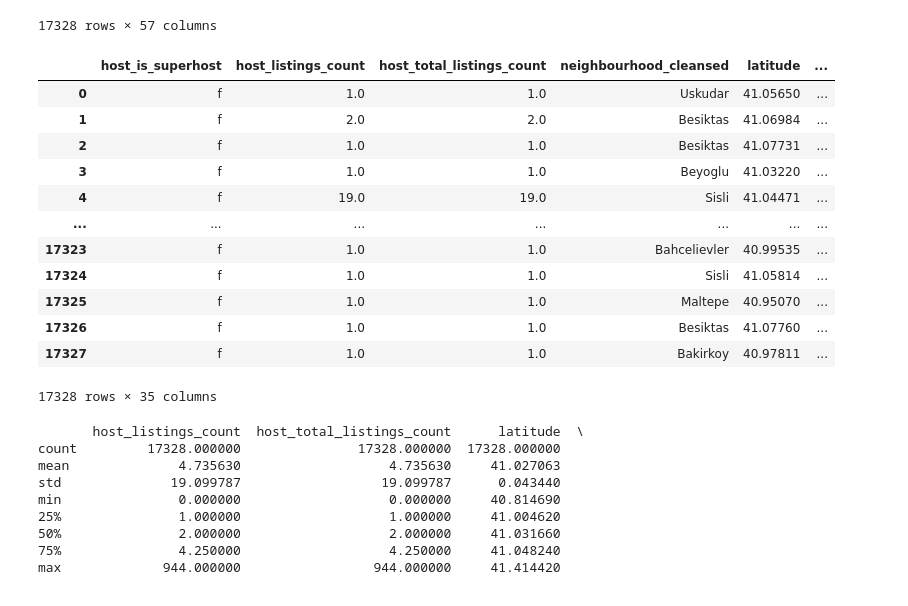
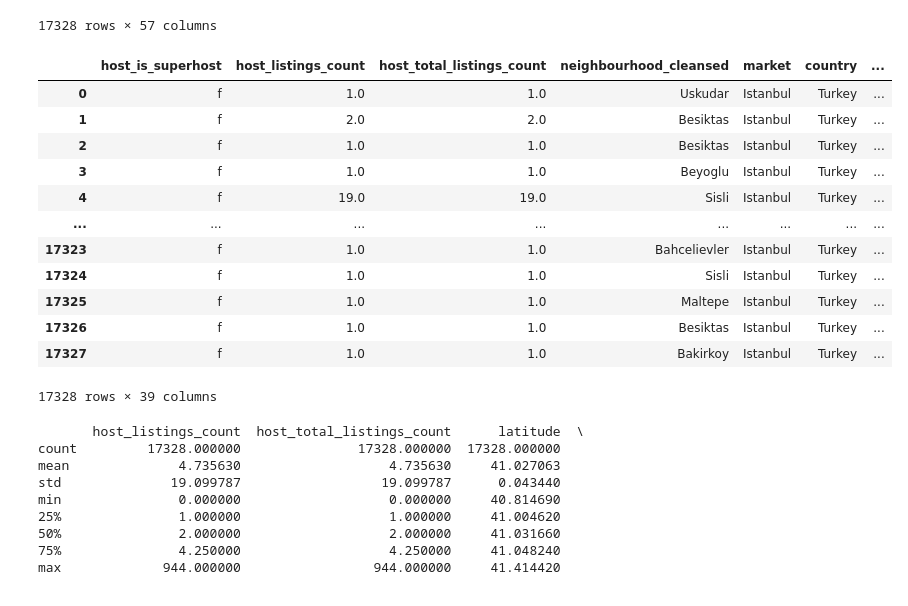
Before and after one commit to nezihaksu/Airbnb_Istanbul, a Jupyter notebook: airbnb_eda.ipynb, the cells around one changed output. Drawn from its saved outputs; the diff is of its cells as text; code cells hidden in the pictures.

Commit message:
took further caution to prevent dropping necessary columns

```diff
--- a/airbnb_eda.ipynb
+++ b/airbnb_eda.ipynb
@@ -58,13 +58,12 @@ explore = Explore(df=DF,file_type=FILE_TYPE)
 # %% [markdown]
 #Cleaning Dataset
 # %%
-class Cleaner():
+class Cleaner(Explore):
   """Clean the dataset."""
   def __init__(self,df,file_type:str):
+    super().__init__(df,file_type)
     if file_type == "xlsx" or  file_type == "xls":
       self.df = pd.read_excel(df,engine="python")
-    self.df = pd.read_csv(df,engine="python")
-    self.file_type = file_type
 
   def __call__(self):
     return self.df
@@ -107,10 +106,13 @@ class Cleaner():
           self.df.drop(column,axis=1,inplace=True)
     return self.df
 
-  def drop_text_columns(self,inplace):
-    sentence_pattern = r'[A-z][A-z]+?\W'
+  def drop_sentence_columns(self,inplace):
+    #sentence_pattern = r'[A-z][A-z]+?\W'
+    sentence_pattern = r'(\w \w){2}'
     link_pattern = r'[A-z][A-z]+?://'
-    text_pattern = r'|'.join((sentence_pattern,link_pattern))
+    starts_with_special_pattern = r'^[^\w]'
+    ends_with_special_pattern = r'[^\w]^'
+    text_pattern = r'|'.join((sentence_pattern,link_pattern,starts_with_special_pattern,ends_with_special_pattern))
     return self._drop_type_column(text_pattern,inplace)
 
   def drop_date_columns(self,inplace:bool):
@@ -162,7 +174,7 @@ cleaner.drop_column_contains(DROP_KEYWORDS)
 | 17327 | 2019-04-28 | Şehir manzarası ve güneşlenme ter... | NaN | none | NaN | NaN | NaN | ... |
 17328 rows × 85 columns
 # %%
-cleaner.drop_text_columns(inplace=True)
+cleaner.drop_sentence_columns(inplace=True)
 # %% [output]
 |  | last_scraped | experiences_offered | host_since | host_response_rate | host_acceptance_rate | ... |
 | 0 | 2019-04-28 | none | 2009-01-14 | NaN | NaN | ... |
@@ -194,21 +206,21 @@ cleaner.drop_date_columns(inplace=True)
 | 17327 | none | NaN | NaN | f | 1.0 | ... |
 17328 rows × 57 columns
 # %%
-cleaner.drop_missing_columns(percentage=10)
+cleaner.drop_missing_columns(percentage=100)
 # %% [output]
-|  | host_is_superhost | host_listings_count | host_total_listings_count | neighbourhood_cleansed | latitude | ... |
-| 0 | f | 1.0 | 1.0 | Uskudar | 41.05650 | ... |
-| 1 | f | 2.0 | 2.0 | Besiktas | 41.06984 | ... |
-| 2 | f | 1.0 | 1.0 | Besiktas | 41.07731 | ... |
-| 3 | f | 1.0 | 1.0 | Beyoglu | 41.03220 | ... |
-| 4 | f | 19.0 | 19.0 | Sisli | 41.04471 | ... |
-| ... | ... | ... | ... | ... | ... | ... |
-| 17323 | f | 1.0 | 1.0 | Bahcelievler | 40.99535 | ... |
-| 17324 | f | 1.0 | 1.0 | Sisli | 41.05814 | ... |
-| 17325 | f | 1.0 | 1.0 | Maltepe | 40.95070 | ... |
-| 17326 | f | 1.0 | 1.0 | Besiktas | 41.07760 | ... |
-| 17327 | f | 1.0 | 1.0 | Bakirkoy | 40.97811 | ... |
+|  | host_is_superhost | host_listings_count | host_total_listings_count | neighbourhood_cleansed | market | country | ... |
+| 0 | f | 1.0 | 1.0 | Uskudar | Istanbul | Turkey | ... |
+| 1 | f | 2.0 | 2.0 | Besiktas | Istanbul | Turkey | ... |
+| 2 | f | 1.0 | 1.0 | Besiktas | Istanbul | Turkey | ... |
+| 3 | f | 1.0 | 1.0 | Beyoglu | Istanbul | Turkey | ... |
+| 4 | f | 19.0 | 19.0 | Sisli | Istanbul | Turkey | ... |
+| ... | ... | ... | ... | ... | ... | ... | ... |
+| 17323 | f | 1.0 | 1.0 | Bahcelievler | Istanbul | Turkey | ... |
+| 17324 | f | 1.0 | 1.0 | Sisli | Istanbul | Turkey | ... |
+| 17325 | f | 1.0 | 1.0 | Maltepe | Istanbul | Turkey | ... |
+| 17326 | f | 1.0 | 1.0 | Besiktas | Istanbul | Turkey | ... |
+| 17327 | f | 1.0 | 1.0 | Bakirkoy | Istanbul | Turkey | ... |
-17328 rows × 35 columns
+17328 rows × 39 columns
 # %%
 cleaner.imputer()
 # %% [output]
```
Also changed, not shown: parts of 2 cells of this notebook.
